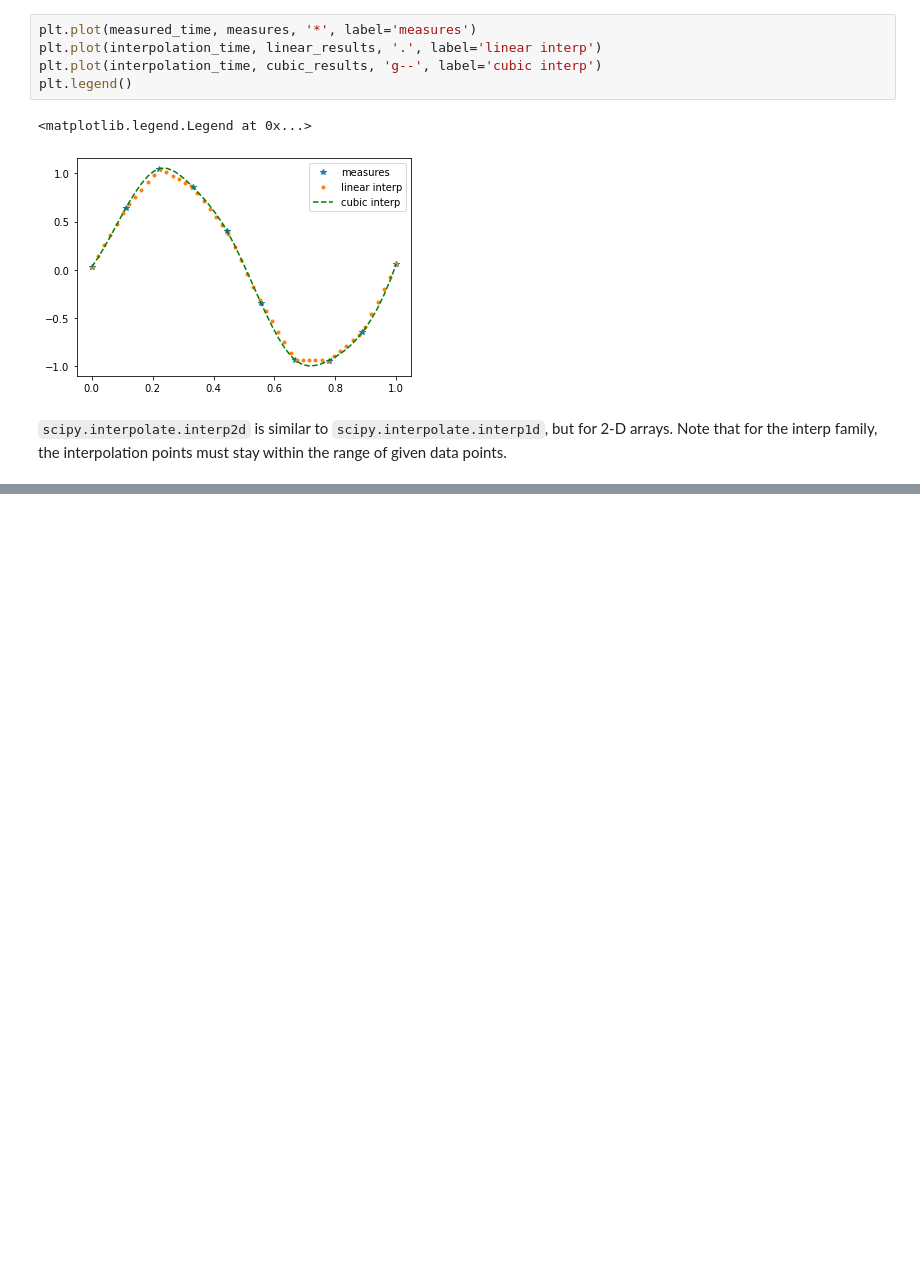
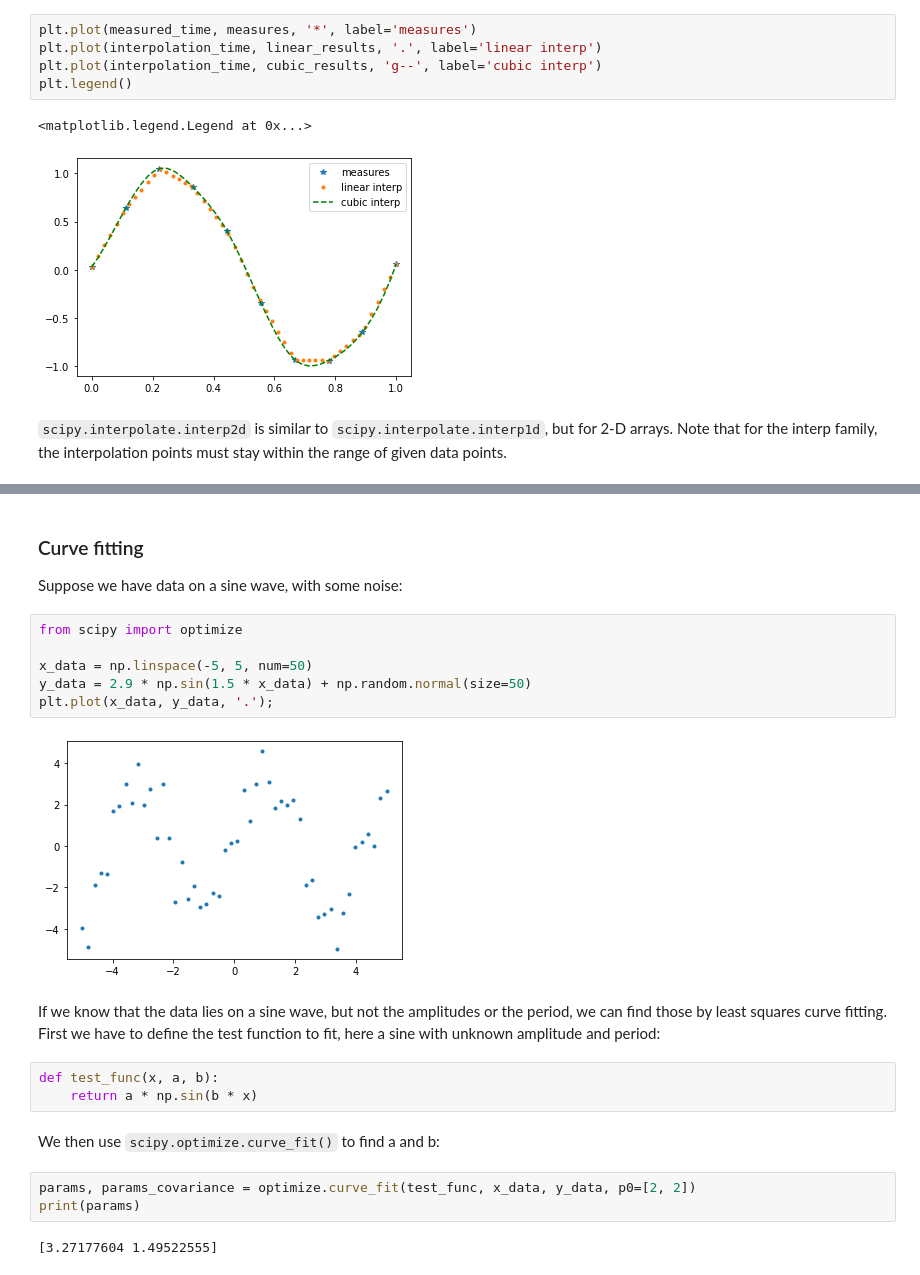
Before and after one commit to skacem/Learning-Machine-Learning, a Jupyter notebook: Scipy-Lecture-Notes/102_scipy.ipynb, the cells around one changed output, grey strips where cells are left out. Saved outputs shown, nothing was run; the diff lists cells and outputs as text; blank space fills up the shorter version.

```diff
--- a/Scipy-Lecture-Notes/102_scipy.ipynb
+++ b/Scipy-Lecture-Notes/102_scipy.ipynb
@@ -280,0 +252,24 @@ plt.legend()
+# %% [markdown]
+### Curve fitting
+
+Suppose we have data on a sine wave, with some noise:
+# %%
+from scipy import optimize
+
+x_data = np.linspace(-5, 5, num=50)
+y_data = 2.9 * np.sin(1.5 * x_data) + np.random.normal(size=50)
+plt.plot(x_data, y_data, '.');
+# %% [output]
+[figure, added]
+# %% [markdown]
+If we know that the data lies on a sine wave, but not the amplitudes or the period, we can find those by least squares curve fitting. First we have to define the test function to fit, here a sine with unknown amplitude and period:
+# %%
+def test_func(x, a, b):
+    return a * np.sin(b * x)
+# %% [markdown]
+We then use `scipy.optimize.curve_fit()` to find a and b:
+# %%
+params, params_covariance = optimize.curve_fit(test_func, x_data, y_data, p0=[2, 2])
+print(params)
+# %% [output]
+[3.27177604 1.49522555]
```
Also changed, not shown: parts of 47 cells of this notebook.
